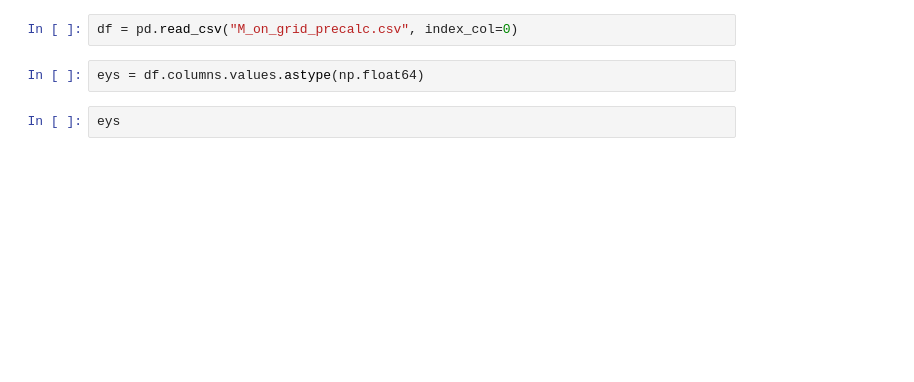
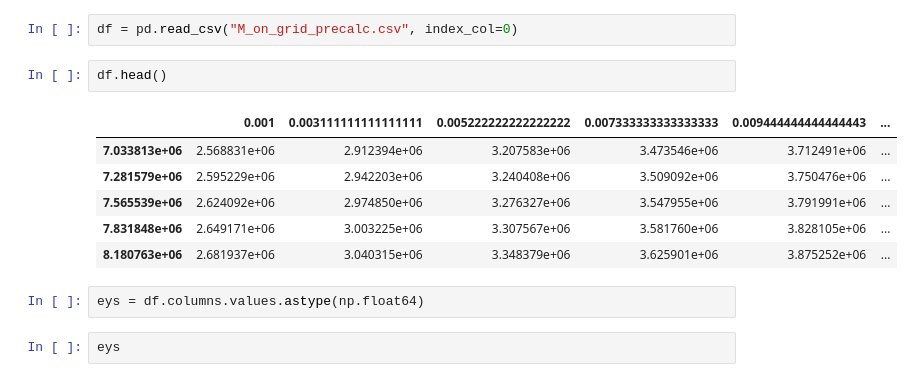
Before and after one commit to IharLobach/fur, a Jupyter notebook: shifts/shift_03_16_2020/flat/plot_flat.ipynb, the cells around one changed output. Saved outputs shown, nothing was run; the diff lists cells and outputs as text; blank space fills up the shorter version.

```diff
--- a/shifts/shift_03_16_2020/flat/plot_flat.ipynb
+++ b/shifts/shift_03_16_2020/flat/plot_flat.ipynb
@@ -42,5 +42,14 @@ plt.show()
 # %%
 df = pd.read_csv("M_on_grid_precalc.csv", index_col=0)
+# %%
+df.head()
+# %% [output]
+|  | 0.001 | 0.003111111111111111 | 0.005222222222222222 | 0.007333333333333333 | 0.009444444444444443 | ... |
+| 7.033813e+06 | 2.568831e+06 | 2.912394e+06 | 3.207583e+06 | 3.473546e+06 | 3.712491e+06 | ... |
+| 7.281579e+06 | 2.595229e+06 | 2.942203e+06 | 3.240408e+06 | 3.509092e+06 | 3.750476e+06 | ... |
+| 7.565539e+06 | 2.624092e+06 | 2.974850e+06 | 3.276327e+06 | 3.547955e+06 | 3.791991e+06 | ... |
+| 7.831848e+06 | 2.649171e+06 | 3.003225e+06 | 3.307567e+06 | 3.581760e+06 | 3.828105e+06 | ... |
+| 8.180763e+06 | 2.681937e+06 | 3.040315e+06 | 3.348379e+06 | 3.625901e+06 | 3.875252e+06 | ... |
 # %%
 eys = df.columns.values.astype(np.float64)
 # %%
```
Also changed, not shown: parts of 8 cells of this notebook, 10 other files.
